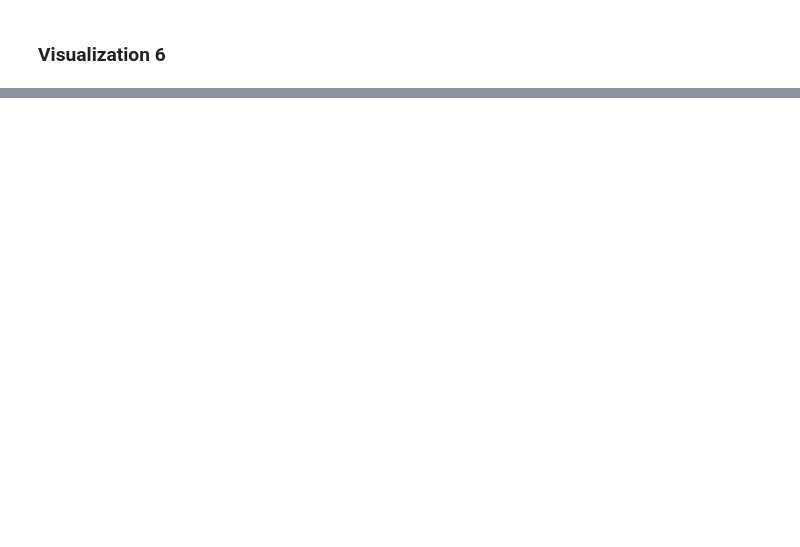
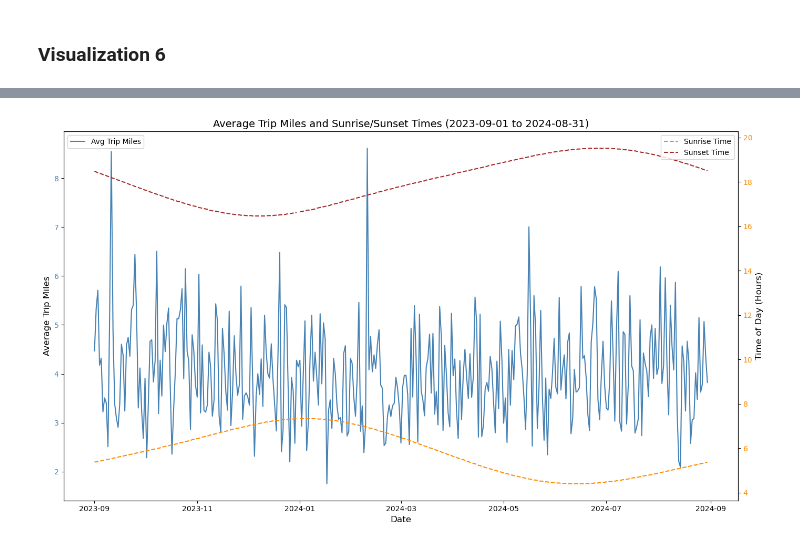
Before and after one commit to rosyzhj/4501-final-project, a Jupyter notebook: Project Scaffolding.ipynb, the cells around one changed output, grey strips where cells are left out. Saved outputs shown, nothing was run; the diff lists cells and outputs as text; code cells hidden in the pictures; blank space fills up the shorter version.

```diff
--- a/Project Scaffolding.ipynb
+++ b/Project Scaffolding.ipynb
@@ -1913,0 +2026,45 @@ plot_heatmap()
+# %%
+def plot_trip_miles_and_sun_times(df: pd.DataFrame) -> None:
+    """
+    Creates a double-axis plot showing the trend of average trip miles
+    and sunrise/sunset times.
+
+    Args:
+        df (pd.DataFrame): DataFrame with columns ['trip_date', 'avg_trip_miles', 'sunrise_datetime', 'sunset_datetime'].
+    """
+    # Convert datetime columns to time components
+    df["sunrise_time"] = pd.to_datetime(df["sunrise_datetime"]).dt.hour + \
+                         pd.to_datetime(df["sunrise_datetime"]).dt.minute / 60
+    df["sunset_time"] = pd.to_datetime(df["sunset_datetime"]).dt.hour + \
+                        pd.to_datetime(df["sunset_datetime"]).dt.minute / 60
+
+    # trip_date to datetime
+    df["trip_date"] = pd.to_datetime(df["trip_date"])
+
+    fig, ax1 = plt.subplots(figsize=(14, 8))
+
+    # average trip miles
+    ax1.plot(df["trip_date"], df["avg_trip_miles"], color="steelblue", label="Avg Trip Miles")
+    ax1.set_ylabel("Average Trip Miles", fontsize=12)
+    ax1.set_xlabel("Date", fontsize=12)
+    ax1.tick_params(axis="y", labelcolor="steelblue")
+    ax1.legend(loc="upper left")
+    ax1.grid(visible=False)
+
+    # sunrise and sunset times
+    ax2 = ax1.twinx()
+    ax2.plot(df["trip_date"], df["sunrise_time"], color="darkorange", linestyle="--", label="Sunrise Time")
+    ax2.plot(df["trip_date"], df["sunset_time"], color="brown", linestyle="--", label="Sunset Time")
+    ax2.set_ylabel("Time of Day (Hours)", fontsize=12)
+    ax2.tick_params(axis="y", labelcolor="darkorange")
+    ax2.legend(loc="upper right")
+
+    plt.title("Average Trip Miles and Sunrise/Sunset Times (2023-09-01 to 2024-08-31)", fontsize=14)
+    fig.tight_layout()
+
+    plt.show()
+# %%
+trip_sun_df = get_data_for_visual_7()
+plot_trip_miles_and_sun_times(trip_sun_df)
+# %% [output]
+[figure, added]
```
Also changed, not shown: parts of 20 cells of this notebook, 1 other file.
